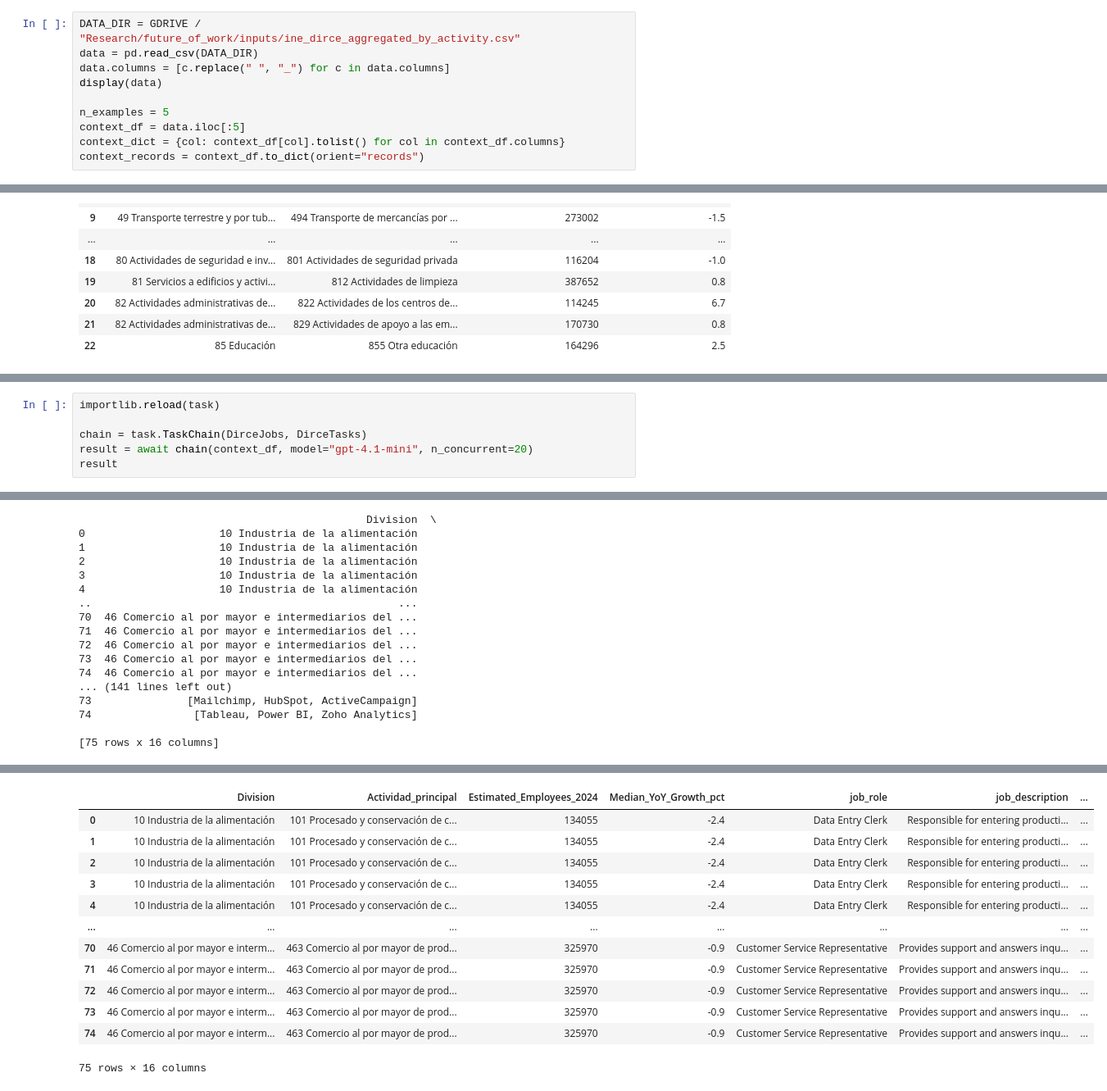
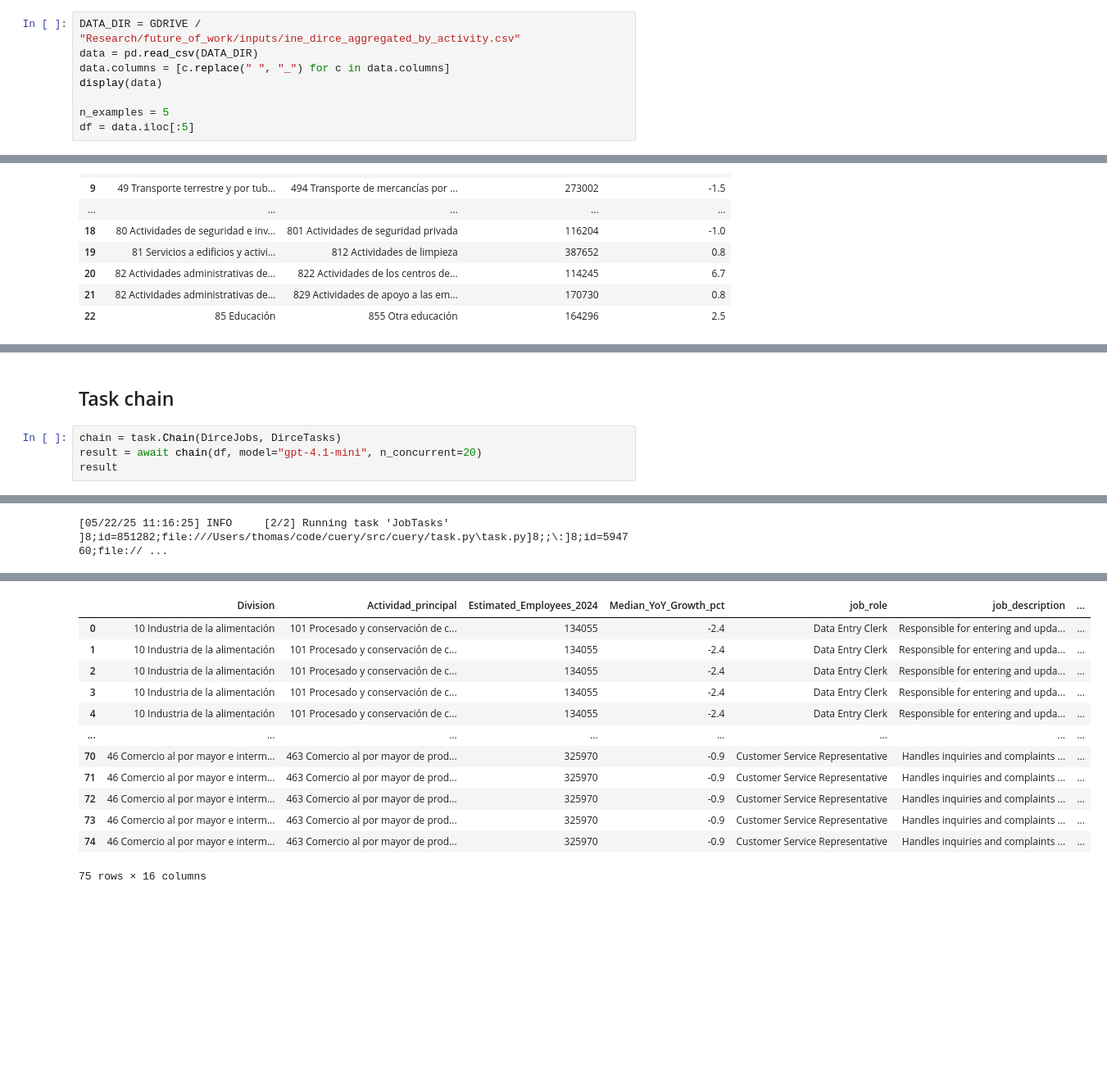
Before and after one commit to graphext/cuery, a Jupyter notebook: notebooks/examples.ipynb, the cells around one changed output, grey strips where cells are left out. Shown at 82% size. Drawn from its saved outputs; the diff is of its cells as text; blank space fills up the shorter version.

```diff
--- a/notebooks/examples.ipynb
+++ b/notebooks/examples.ipynb
@@ -21,9 +21,7 @@ data.columns = [c.replace(" ", "_") for c in data.columns]
 display(data)
 
 n_examples = 5
-context_df = data.iloc[:5]
-context_dict = {col: context_df[col].tolist() for col in context_df.columns}
-context_records = context_df.to_dict(orient="records")
+df = data.iloc[:5]
 # %% [output]
 |  | Division | Actividad_principal | Estimated_Employees_2024 | Median_YoY_Growth_pct |
 | 0 | 10 Industria de la alimentación | 101 Procesado y conservación de c... | 134055 | -2.4 |
@@ -66,10 +60,10 @@ pprint(tasks_task)
 │ │                                                                                                             │ │
 │ ╰─────────────────────────────────────────────────────────────────────────────────────────────────────────────╯ │
 ╰─────────────────────────────────────────────────────────────────────────────────────────────────────────────────╯
+# %% [markdown]
+## Task chain
 # %%
-importlib.reload(task)
-
-chain = task.TaskChain(DirceJobs, DirceTasks)
-result = await chain(context_df, model="gpt-4.1-mini", n_concurrent=20)
+chain = task.Chain(DirceJobs, DirceTasks)
+result = await chain(df, model="gpt-4.1-mini", n_concurrent=20)
 result
 # %% [output]
@@ -93,17 +71 @@ result
-                                             Division  \
-0                     10 Industria de la alimentación
-1                     10 Industria de la alimentación
-2                     10 Industria de la alimentación
-3                     10 Industria de la alimentación
-4                     10 Industria de la alimentación
-..                                                ...
-70  46 Comercio al por mayor e intermediarios del ...
-71  46 Comercio al por mayor e intermediarios del ...
-72  46 Comercio al por mayor e intermediarios del ...
-73  46 Comercio al por mayor e intermediarios del ...
-74  46 Comercio al por mayor e intermediarios del ...
-... (141 lines left out)
-73               [Mailchimp, HubSpot, ActiveCampaign]
-74                [Tableau, Power BI, Zoho Analytics]
-
-[75 rows x 16 columns]
+[05/22/25 11:16:25] INFO     [2/2] Running task 'JobTasks'                                              ]8;id=851282;file:///Users/thomas/code/cuery/src/cuery/task.py\task.py]8;;\:]8;id=594760;file:// ...
@@ -110,13 +73,13 @@ result
 |  | Division | Actividad_principal | Estimated_Employees_2024 | Median_YoY_Growth_pct | job_role | job_description | ... |
-| 0 | 10 Industria de la alimentación | 101 Procesado y conservación de c... | 134055 | -2.4 | Data Entry Clerk | Responsible for entering producti... | ... |
-| 1 | 10 Industria de la alimentación | 101 Procesado y conservación de c... | 134055 | -2.4 | Data Entry Clerk | Responsible for entering producti... | ... |
-| 2 | 10 Industria de la alimentación | 101 Procesado y conservación de c... | 134055 | -2.4 | Data Entry Clerk | Responsible for entering producti... | ... |
-| 3 | 10 Industria de la alimentación | 101 Procesado y conservación de c... | 134055 | -2.4 | Data Entry Clerk | Responsible for entering producti... | ... |
-| 4 | 10 Industria de la alimentación | 101 Procesado y conservación de c... | 134055 | -2.4 | Data Entry Clerk | Responsible for entering producti... | ... |
+| 0 | 10 Industria de la alimentación | 101 Procesado y conservación de c... | 134055 | -2.4 | Data Entry Clerk | Responsible for entering and upda... | ... |
+| 1 | 10 Industria de la alimentación | 101 Procesado y conservación de c... | 134055 | -2.4 | Data Entry Clerk | Responsible for entering and upda... | ... |
+| 2 | 10 Industria de la alimentación | 101 Procesado y conservación de c... | 134055 | -2.4 | Data Entry Clerk | Responsible for entering and upda... | ... |
+| 3 | 10 Industria de la alimentación | 101 Procesado y conservación de c... | 134055 | -2.4 | Data Entry Clerk | Responsible for entering and upda... | ... |
+| 4 | 10 Industria de la alimentación | 101 Procesado y conservación de c... | 134055 | -2.4 | Data Entry Clerk | Responsible for entering and upda... | ... |
 | ... | ... | ... | ... | ... | ... | ... | ... |
-| 70 | 46 Comercio al por mayor e interm... | 463 Comercio al por mayor de prod... | 325970 | -0.9 | Customer Service Representative | Provides support and answers inqu... | ... |
-| 71 | 46 Comercio al por mayor e interm... | 463 Comercio al por mayor de prod... | 325970 | -0.9 | Customer Service Representative | Provides support and answers inqu... | ... |
-| 72 | 46 Comercio al por mayor e interm... | 463 Comercio al por mayor de prod... | 325970 | -0.9 | Customer Service Representative | Provides support and answers inqu... | ... |
-| 73 | 46 Comercio al por mayor e interm... | 463 Comercio al por mayor de prod... | 325970 | -0.9 | Customer Service Representative | Provides support and answers inqu... | ... |
-| 74 | 46 Comercio al por mayor e interm... | 463 Comercio al por mayor de prod... | 325970 | -0.9 | Customer Service Representative | Provides support and answers inqu... | ... |
+| 70 | 46 Comercio al por mayor e interm... | 463 Comercio al por mayor de prod... | 325970 | -0.9 | Customer Service Representative | Handles inquiries and complaints ... | ... |
+| 71 | 46 Comercio al por mayor e interm... | 463 Comercio al por mayor de prod... | 325970 | -0.9 | Customer Service Representative | Handles inquiries and complaints ... | ... |
+| 72 | 46 Comercio al por mayor e interm... | 463 Comercio al por mayor de prod... | 325970 | -0.9 | Customer Service Representative | Handles inquiries and complaints ... | ... |
+| 73 | 46 Comercio al por mayor e interm... | 463 Comercio al por mayor de prod... | 325970 | -0.9 | Customer Service Representative | Handles inquiries and complaints ... | ... |
+| 74 | 46 Comercio al por mayor e interm... | 463 Comercio al por mayor de prod... | 325970 | -0.9 | Customer Service Representative | Handles inquiries and complaints ... | ... |
-75 rows × 16 columns
+75 rows × 16 columns
```
Also changed, not shown: parts of 9 cells of this notebook, 2 other files.
